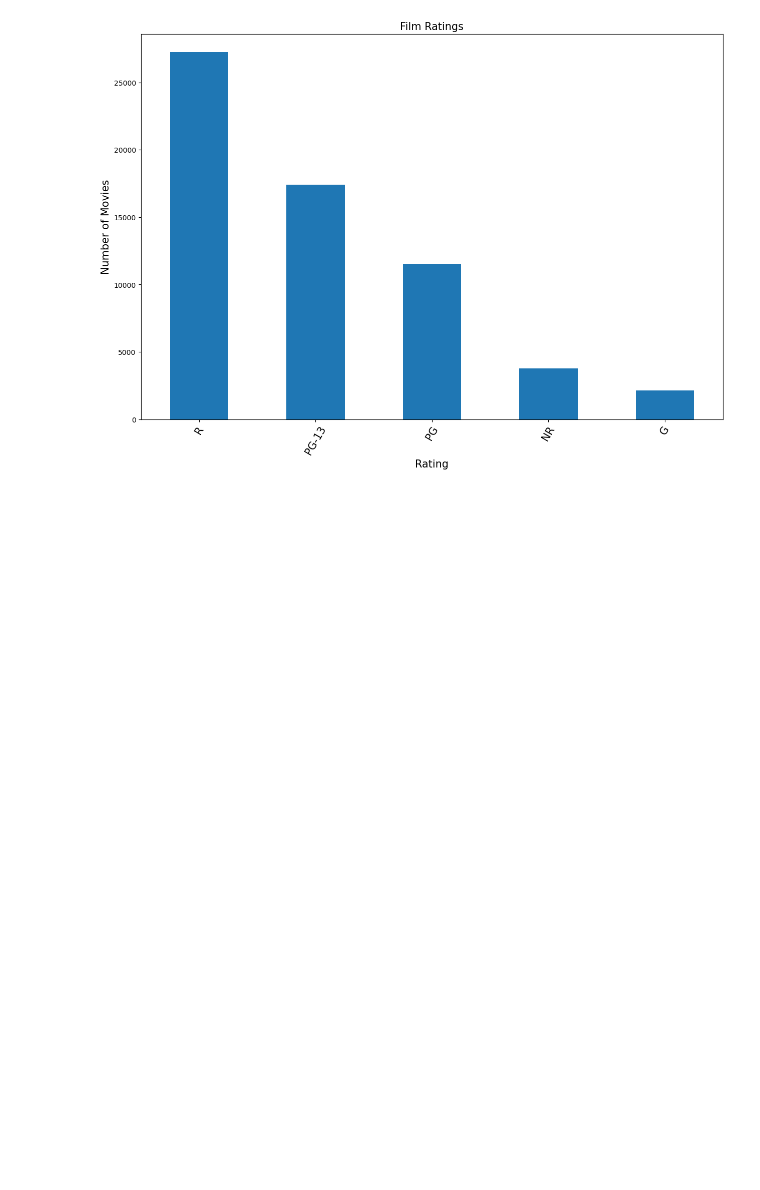
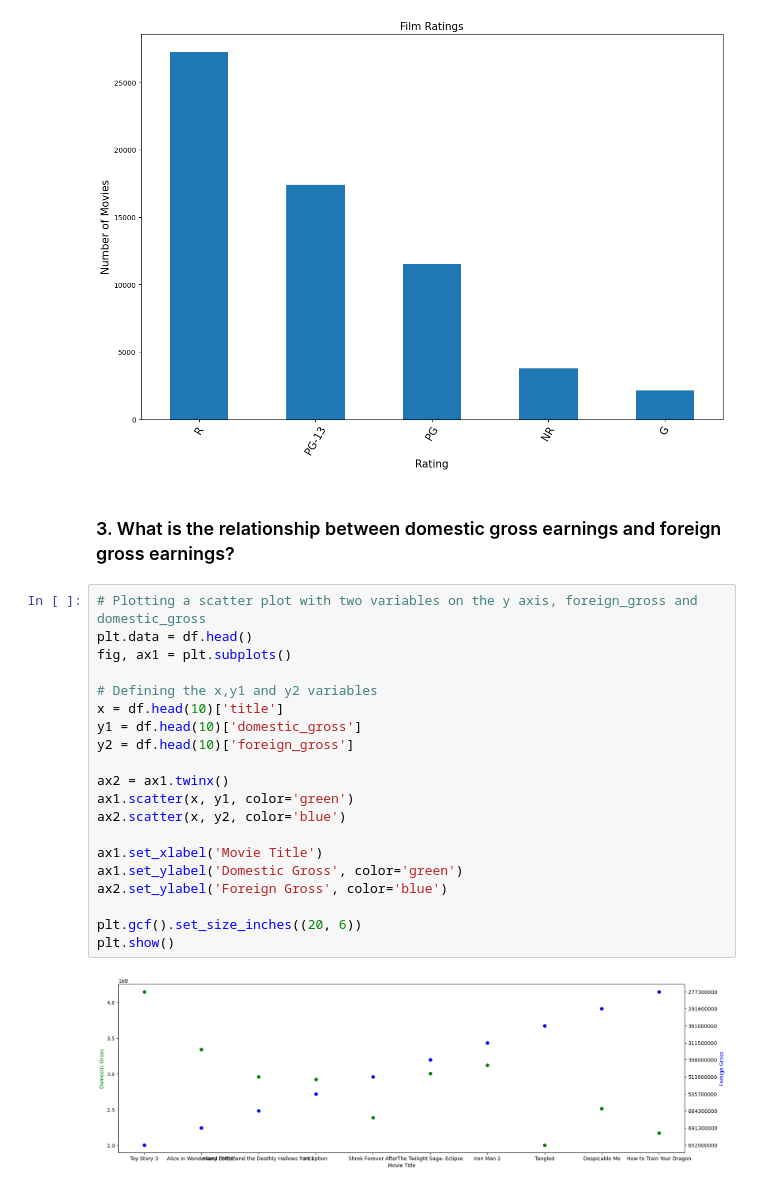
Before and after one commit to Collinskanyiri/DSC-Phase-1-project, a Jupyter notebook: student.ipynb, the cells around one changed output. Drawn from its saved outputs; the diff is of its cells as text; blank space fills up the shorter version.

```diff
--- a/student.ipynb
+++ b/student.ipynb
@@ -1057,3 +1057,27 @@ plt.xticks(rotation = 60,fontsize = 15)
 fig.show()
 # %% [output]
 [figure]
+# %% [markdown]
+### 3. What is the relationship between domestic gross earnings and foreign gross earnings?
+# %%
+# Plotting a scatter plot with two variables on the y axis, foreign_gross and domestic_gross
+plt.data = df.head()
+fig, ax1 = plt.subplots()
+
+# Defining the x,y1 and y2 variables
+x = df.head(10)['title']
+y1 = df.head(10)['domestic_gross']
+y2 = df.head(10)['foreign_gross']
+
+ax2 = ax1.twinx()
+ax1.scatter(x, y1, color='green')
+ax2.scatter(x, y2, color='blue')
+
+ax1.set_xlabel('Movie Title')
+ax1.set_ylabel('Domestic Gross', color='green')
+ax2.set_ylabel('Foreign Gross', color='blue')
+
+plt.gcf().set_size_inches((20, 6))
+plt.show()
+# %% [output]
+[figure, added]
```
